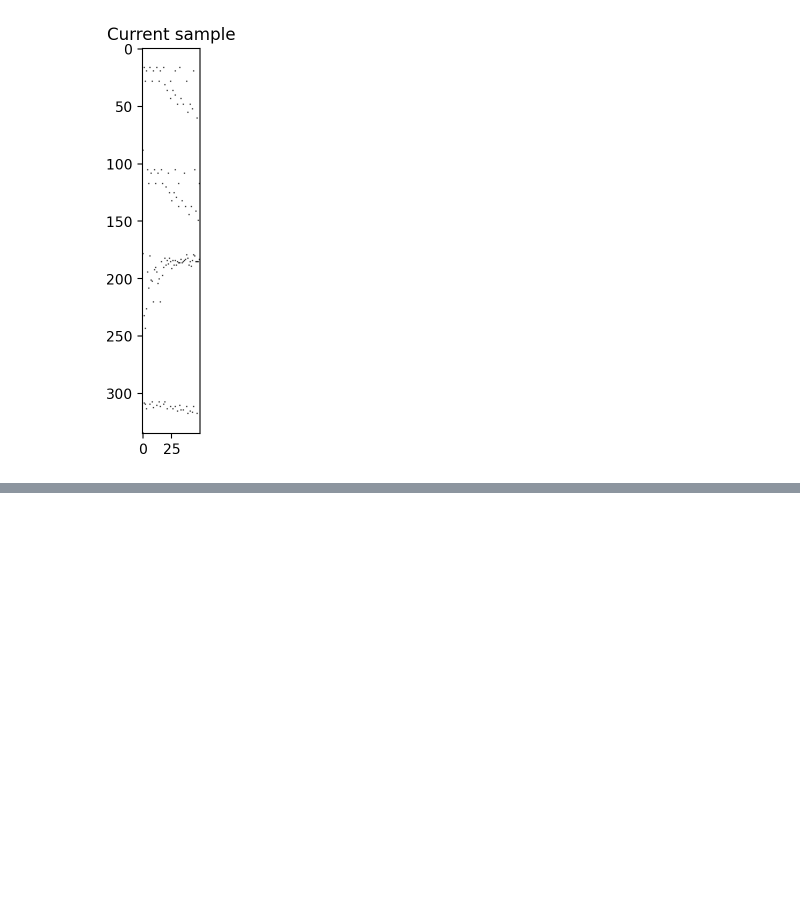
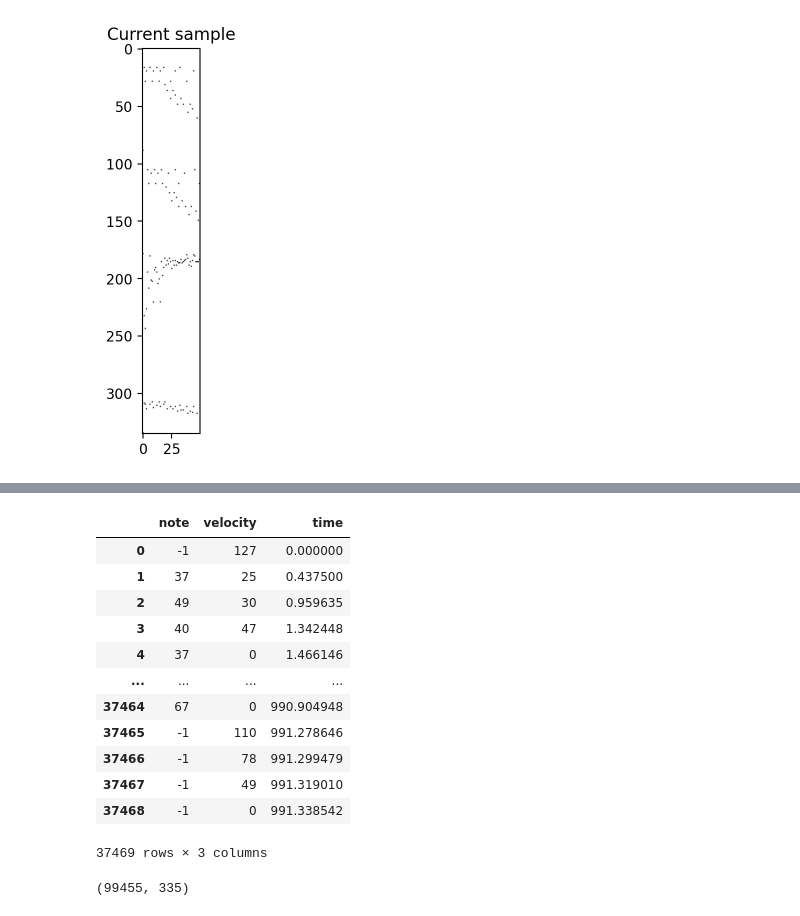
Before and after one commit to capital-G/ki-ueben-klavier-trainieren, a Jupyter notebook: book/chapters/foo.ipynb, the cells around one changed output, grey strips where cells are left out. Drawn from its saved outputs; the diff is of its cells as text; code cells hidden in the pictures; blank space fills up the shorter version.

```diff
--- a/book/chapters/foo.ipynb
+++ b/book/chapters/foo.ipynb
@@ -241,0 +280,20 @@ plt.title("Current + predicted sample");
+# %%
+from ki_ueben.midi import PianoRoll
+
+piano_roll = PianoRoll(Maestro3Dataset().midi_file_paths[0])
+events_df = piano_roll.events()
+events_df
+# %% [output]
+|  | note | velocity | time |
+| 0 | -1 | 127 | 0.000000 |
+| 1 | 37 | 25 | 0.437500 |
+| 2 | 49 | 30 | 0.959635 |
+| 3 | 40 | 47 | 1.342448 |
+| 4 | 37 | 0 | 1.466146 |
+| ... | ... | ... | ... |
+| 37464 | 67 | 0 | 990.904948 |
+| 37465 | -1 | 110 | 991.278646 |
+| 37466 | -1 | 78 | 991.299479 |
+| 37467 | -1 | 49 | 991.319010 |
+| 37468 | -1 | 0 | 991.338542 |
+37469 rows × 3 columns
@@ -241,0 +382,27 @@ plt.title("Current + predicted sample");
+# %%
+import numpy as np
+
+vectors = []
+events_df['time_delta'] = events_df['time'].diff(1).fillna(0.0)
+num_velocities = 32
+num_time_slots = 125
+
+performance_vector_factory = PerformanceVectorFactory(
+    num_notes=88,
+    num_velocities=num_velocities,
+    num_time=num_time_slots,
+    include_pedal=True,
+)
+
+for _, event in events_df.iterrows():
+    vectors.append(performance_vector_factory.time_vector(event['time_delta']))
+    if event['velocity'] > 0:
+        vectors.append(performance_vector_factory.velocity_vector(event['velocity']))
+        vectors.append(performance_vector_factory.note_on_vector(event['note']))
+    else:
+        vectors.append(performance_vector_factory.note_off_vector(event['note']))
+
+vectors = np.array(vectors)
+print(vectors.shape)
+# %% [output]
+(99455, 335)
```
Also changed, not shown: parts of 14 cells of this notebook, 1 other file.
